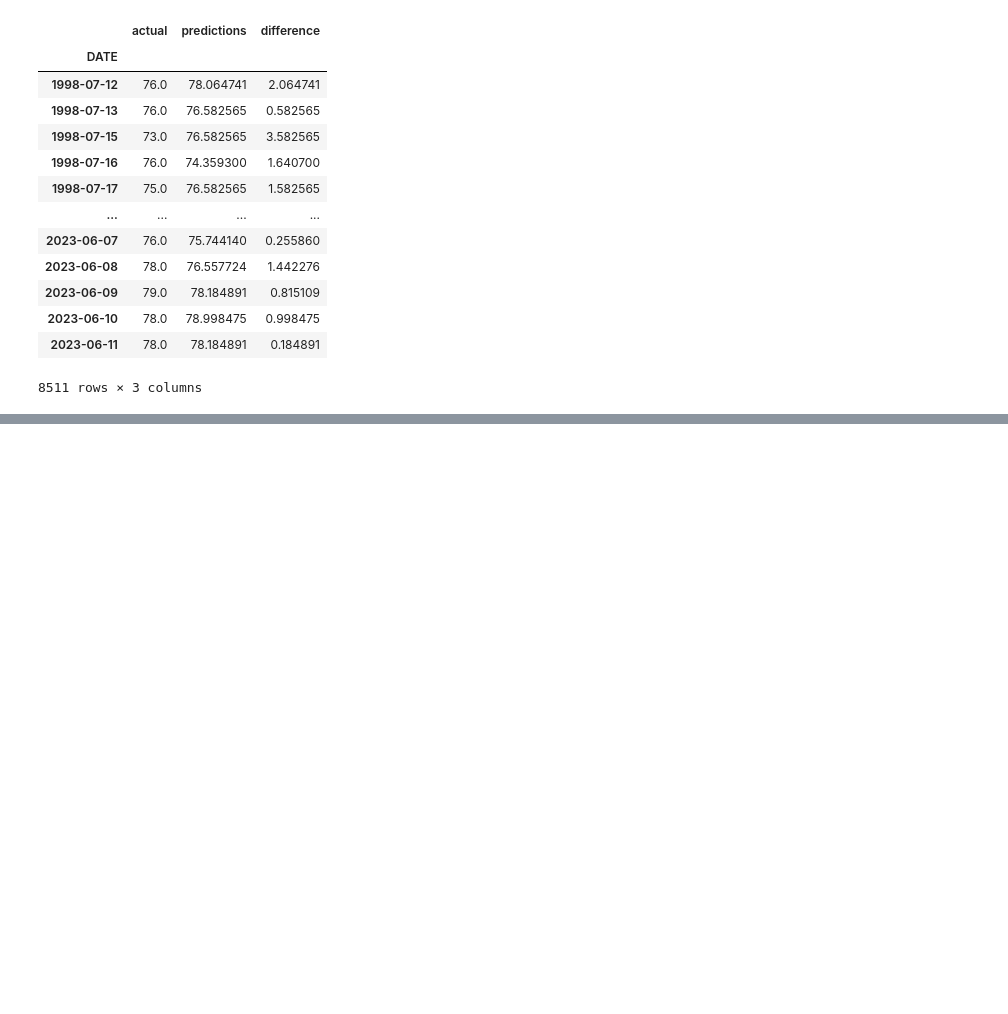
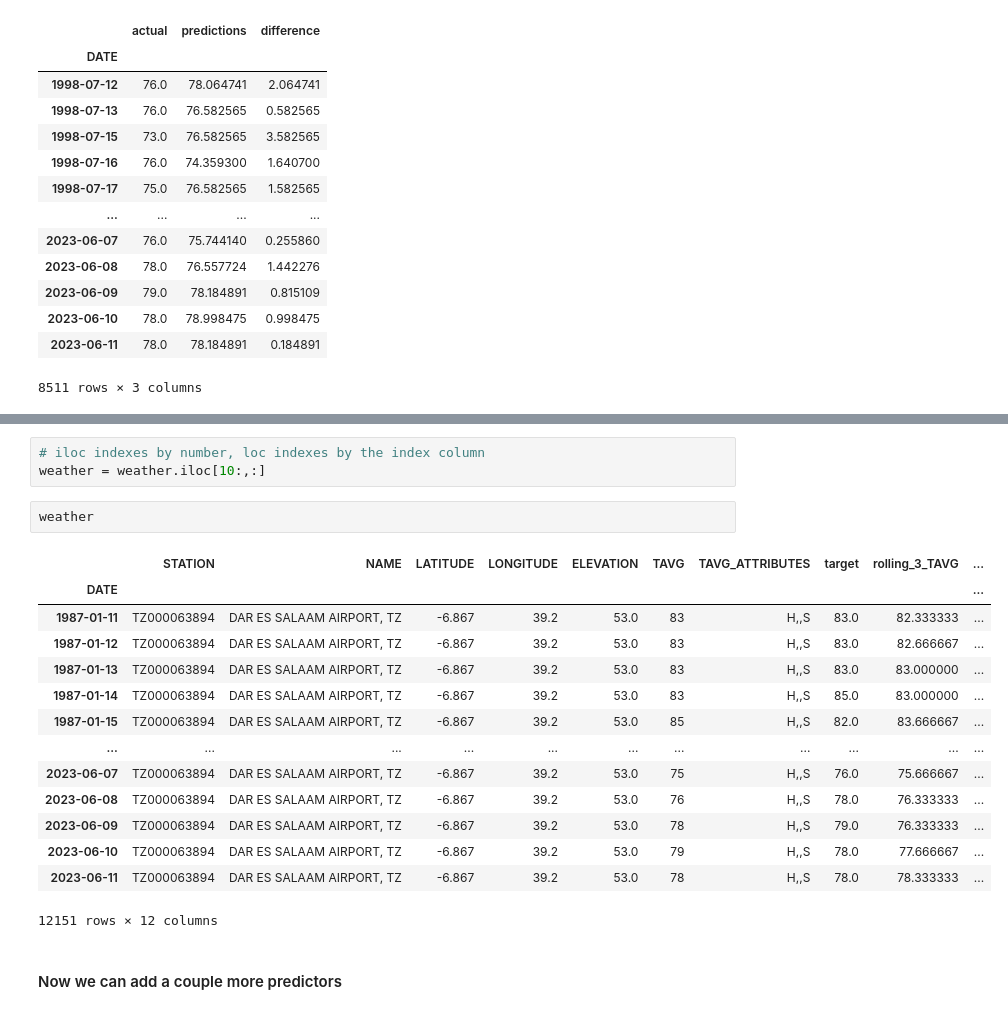
Before and after one commit to Gabriel-Dee/Weather_Prediction, a Jupyter notebook: Weather_Prediction.ipynb, the cells around one changed output, grey strips where cells are left out. Drawn from its saved outputs; the diff is of its cells as text; blank space fills up the shorter version.

```diff
--- a/Weather_Prediction.ipynb
+++ b/Weather_Prediction.ipynb
@@ -358,0 +408,22 @@ predictions["difference"].mean()
+# %%
+# iloc indexes by number, loc indexes by the index column
+weather = weather.iloc[10:,:]
+# %%
+weather
+# %% [output]
+|  | STATION | NAME | LATITUDE | LONGITUDE | ELEVATION | TAVG | TAVG_ATTRIBUTES | target | rolling_3_TAVG | ... |
+| DATE |  |  |  |  |  |  |  |  |  | ... |
+| 1987-01-11 | TZ000063894 | DAR ES SALAAM AIRPORT, TZ | -6.867 | 39.2 | 53.0 | 83 | H,,S | 83.0 | 82.333333 | ... |
+| 1987-01-12 | TZ000063894 | DAR ES SALAAM AIRPORT, TZ | -6.867 | 39.2 | 53.0 | 83 | H,,S | 83.0 | 82.666667 | ... |
+| 1987-01-13 | TZ000063894 | DAR ES SALAAM AIRPORT, TZ | -6.867 | 39.2 | 53.0 | 83 | H,,S | 83.0 | 83.000000 | ... |
+| 1987-01-14 | TZ000063894 | DAR ES SALAAM AIRPORT, TZ | -6.867 | 39.2 | 53.0 | 83 | H,,S | 85.0 | 83.000000 | ... |
+| 1987-01-15 | TZ000063894 | DAR ES SALAAM AIRPORT, TZ | -6.867 | 39.2 | 53.0 | 85 | H,,S | 82.0 | 83.666667 | ... |
+| ... | ... | ... | ... | ... | ... | ... | ... | ... | ... | ... |
+| 2023-06-07 | TZ000063894 | DAR ES SALAAM AIRPORT, TZ | -6.867 | 39.2 | 53.0 | 75 | H,,S | 76.0 | 75.666667 | ... |
+| 2023-06-08 | TZ000063894 | DAR ES SALAAM AIRPORT, TZ | -6.867 | 39.2 | 53.0 | 76 | H,,S | 78.0 | 76.333333 | ... |
+| 2023-06-09 | TZ000063894 | DAR ES SALAAM AIRPORT, TZ | -6.867 | 39.2 | 53.0 | 78 | H,,S | 79.0 | 76.333333 | ... |
+| 2023-06-10 | TZ000063894 | DAR ES SALAAM AIRPORT, TZ | -6.867 | 39.2 | 53.0 | 79 | H,,S | 78.0 | 77.666667 | ... |
+| 2023-06-11 | TZ000063894 | DAR ES SALAAM AIRPORT, TZ | -6.867 | 39.2 | 53.0 | 78 | H,,S | 78.0 | 78.333333 | ... |
+12151 rows × 12 columns
+# %% [markdown]
+#### Now we can add a couple more predictors
```
Also changed, not shown: parts of 32 cells of this notebook.
